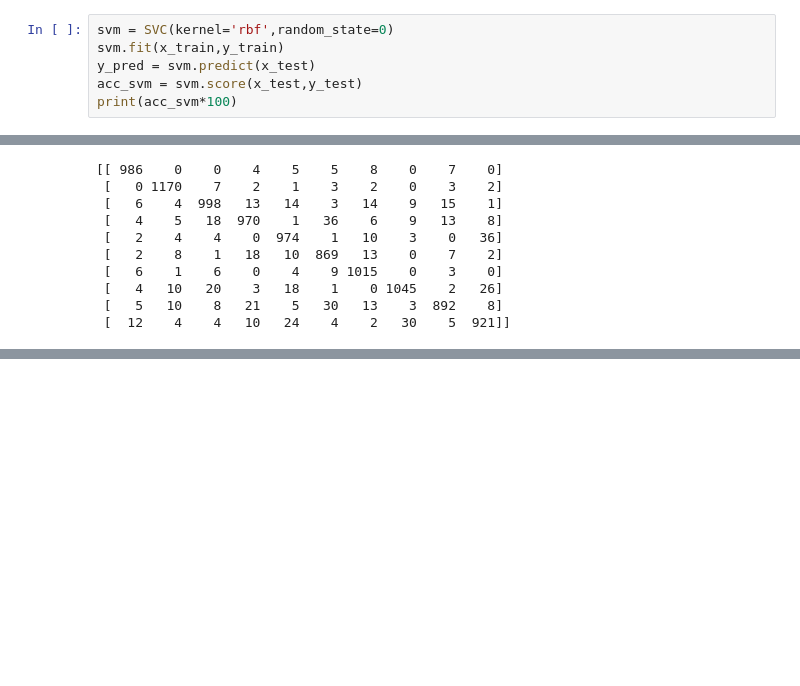
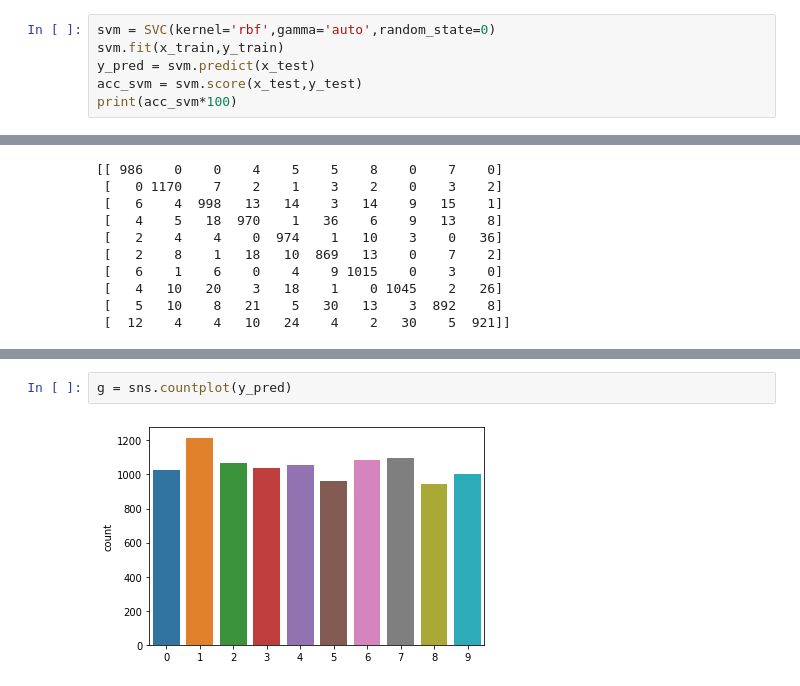
Before and after one commit to EmanAbobakr/Digits-recognition-using-SVM, a Jupyter notebook: SVM.ipynb, the cells around one changed output, grey strips where cells are left out. Saved outputs shown, nothing was run; the diff lists cells and outputs as text; blank space fills up the shorter version.

```diff
--- a/SVM.ipynb
+++ b/SVM.ipynb
@@ -120,7 +121,7 @@ x_test = x_test.astype('float32')/255.0
 # %% [markdown]
 SVM Model
 # %%
-svm = SVC(kernel='rbf',random_state=0)
+svm = SVC(kernel='rbf',gamma='auto',random_state=0)
 svm.fit(x_train,y_train)
 y_pred = svm.predict(x_test)
 acc_svm = svm.score(x_test,y_test)
@@ -145,0 +155,4 @@ print(cm)
+# %%
+g = sns.countplot(y_pred)
+# %% [output]
+[figure, added]
```
Also changed, not shown: parts of 6 cells of this notebook.
